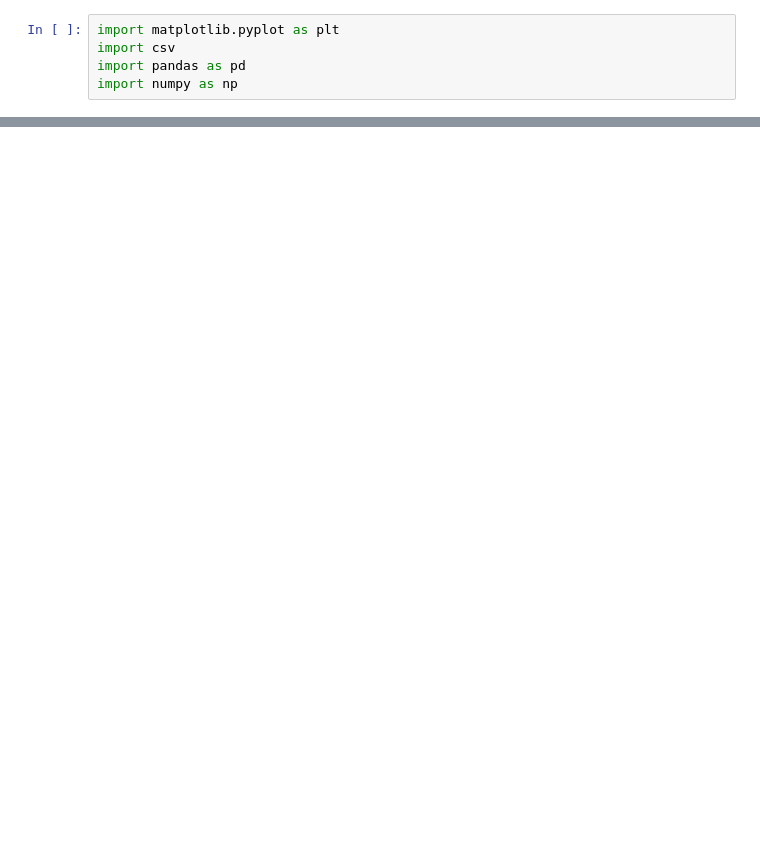
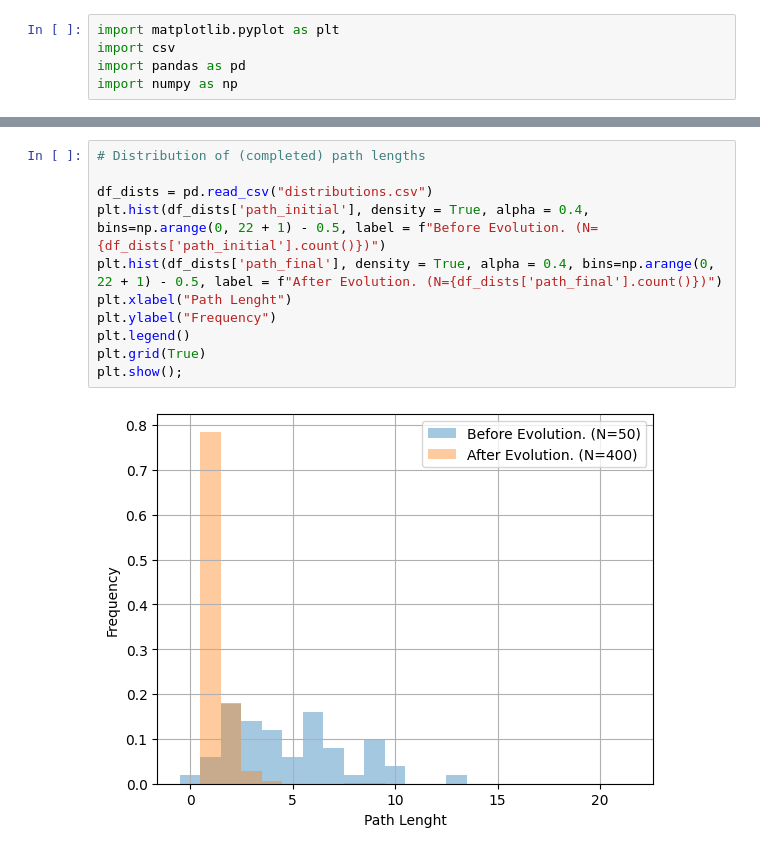
Before and after one commit to leonardoestrella/GRNEvolutionProject, a Jupyter notebook: analysis/data_analysis.ipynb, the cells around one changed output, grey strips where cells are left out. Saved outputs shown, nothing was run; the diff lists cells and outputs as text; blank space fills up the shorter version.

```diff
--- a/analysis/data_analysis.ipynb
+++ b/analysis/data_analysis.ipynb
@@ -60,0 +145,13 @@ plt.show()
+# %%
+# Distribution of (completed) path lengths
+
+df_dists = pd.read_csv("distributions.csv")
+plt.hist(df_dists['path_initial'], density = True, alpha = 0.4, bins=np.arange(0, 22 + 1) - 0.5, label = f"Before Evolution. (N={df_dists['path_initial'].count()})")
+plt.hist(df_dists['path_final'], density = True, alpha = 0.4, bins=np.arange(0, 22 + 1) - 0.5, label = f"After Evolution. (N={df_dists['path_final'].count()})")
+plt.xlabel("Path Lenght")
+plt.ylabel("Frequency")
+plt.legend()
+plt.grid(True)
+plt.show();
+# %% [output]
+[figure, added]
```
Also changed, not shown: parts of 5 cells of this notebook, 9 other files.
